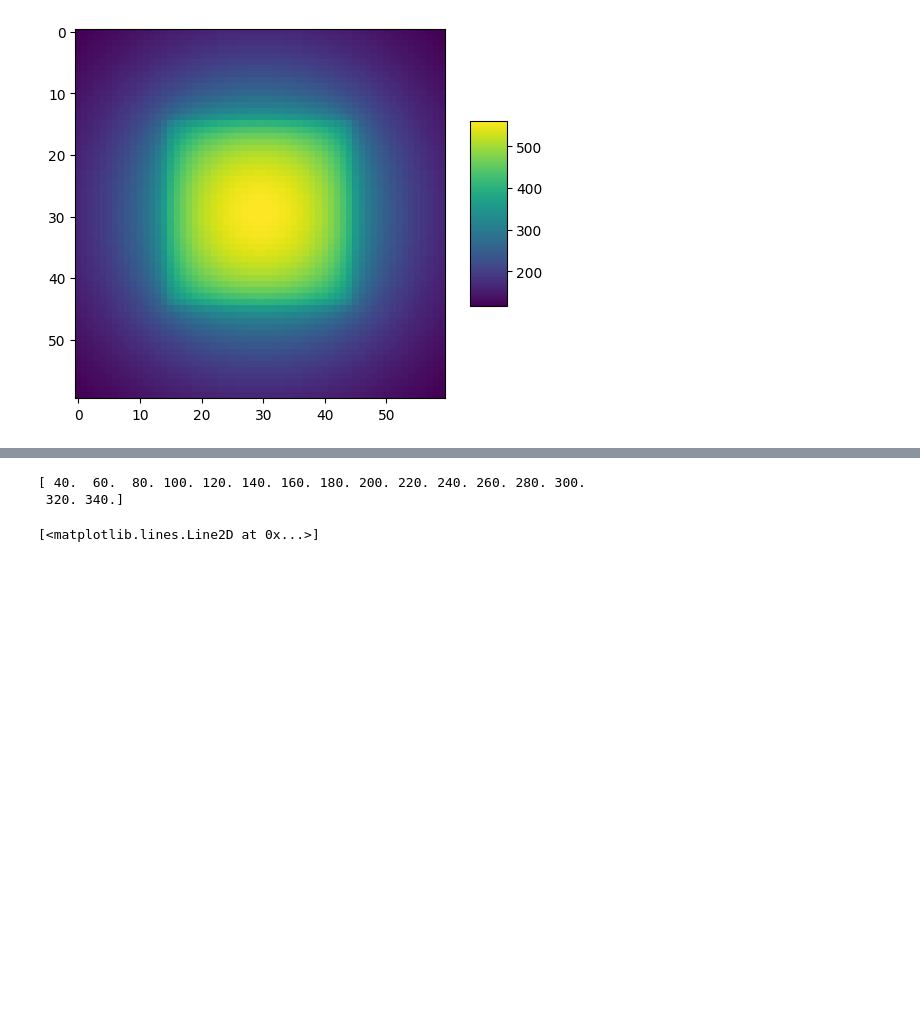
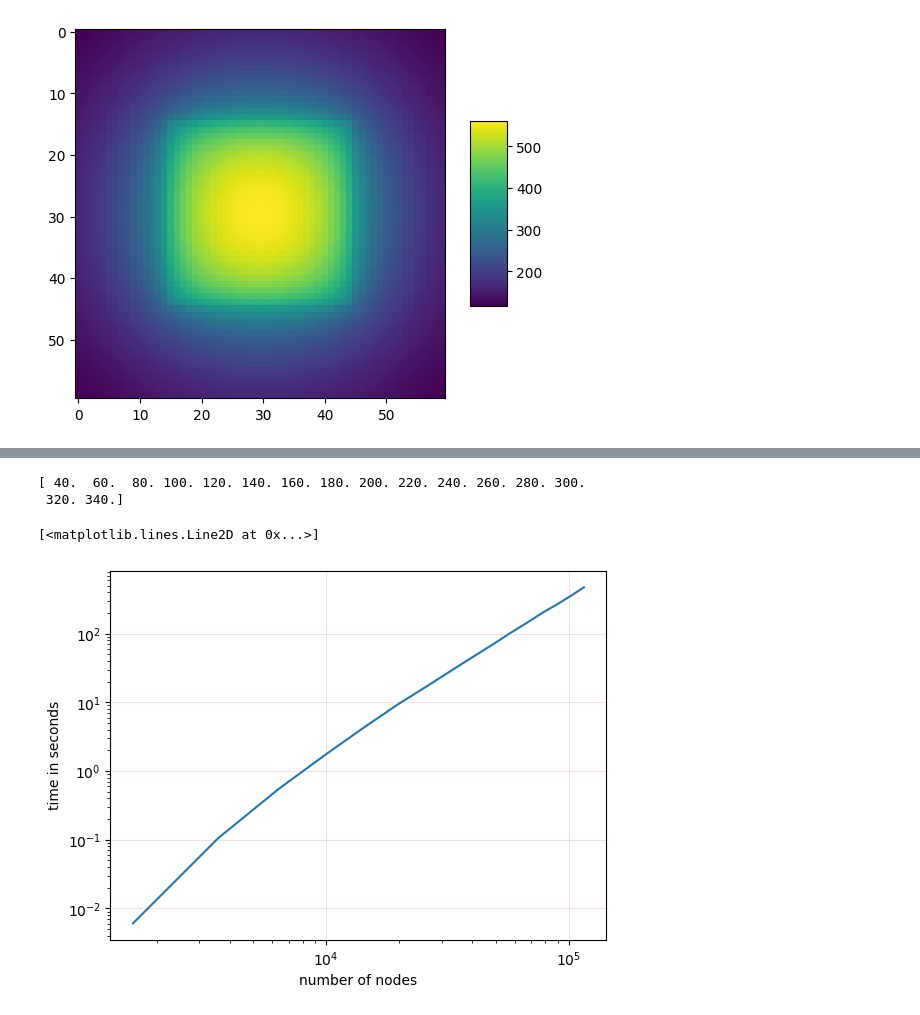
Before and after one commit to SickSmile1/naive-fft-mlms, a Jupyter notebook: results/plotResults.ipynb, the cells around one changed output, grey strips where cells are left out. Cells and saved outputs as stored; diff of their text form; code cells hidden in the pictures; blank space fills up the shorter version.

```diff
--- a/results/plotResults.ipynb
+++ b/results/plotResults.ipynb
@@ -18,8 +18,8 @@ fig, ax = plt.subplots()
 print(x)
 x2 = np.power(x,2)
 
-#ax.set_yscale("log")
-#ax.set_xscale('log')
+ax.set_yscale("log")
+ax.set_xscale('log')
 plt.xlabel("number of nodes")
 plt.ylabel("time in seconds")
 plt.grid(color='r', alpha=0.2, linestyle='-', linewidth=.5)
@@ -32,6 +30,7 @@ ax.plot(x2,y)
 [ 40.  60.  80. 100. 120. 140. 160. 180. 200. 220. 240. 260. 280. 300.
  320. 340.]
 [<matplotlib.lines.Line2D at 0x...>]
+[figure, added]
 # %%
 means = np.loadtxt("res_l2", delimiter="\t")
 t_min2 = means[:,0]
```
Also changed, not shown: parts of 4 cells of this notebook, 25 other files.
